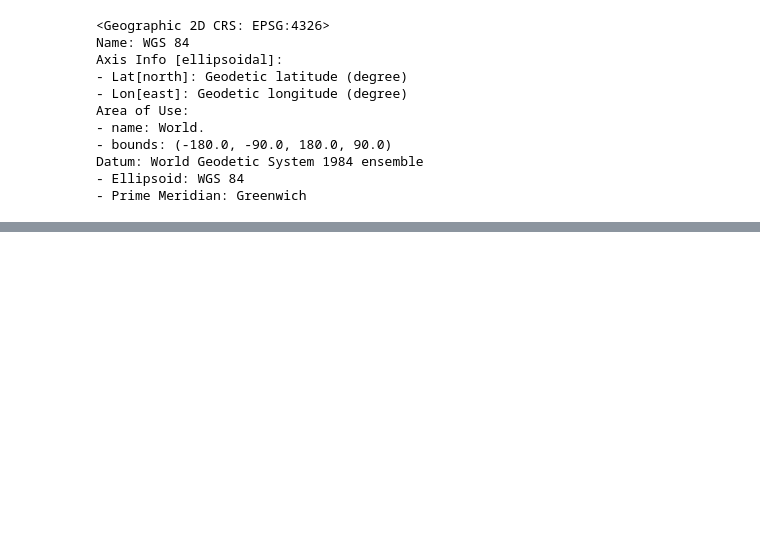
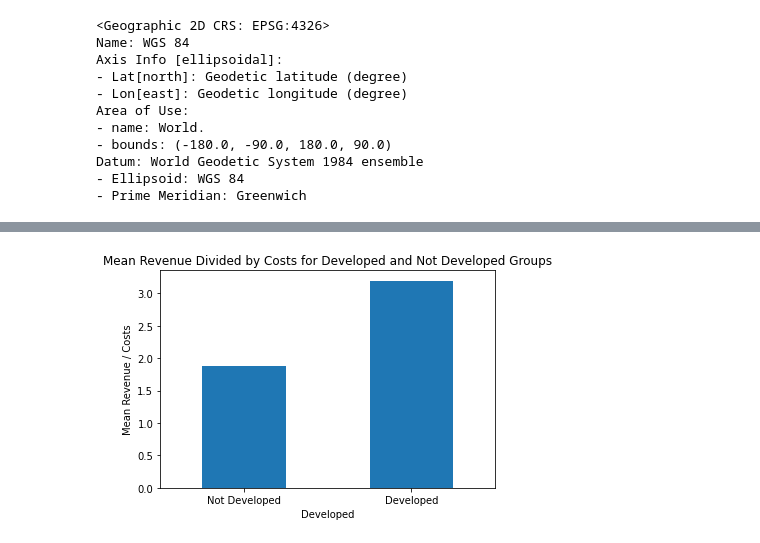
Before and after one commit to sdamerdji/dissertation, a Jupyter notebook: iv/fires iv.ipynb, the cells around one changed output, grey strips where cells are left out. Saved outputs shown, nothing was run; the diff lists cells and outputs as text; code cells hidden in the pictures; blank space fills up the shorter version.

```diff
--- a/iv/fires iv.ipynb
+++ b/iv/fires iv.ipynb
@@ -180,0 +242,9 @@ Name: Developed, dtype: float64
+# %%
+result = panel_fires.groupby('Developed').apply(lambda x: (x['revenue'] / x['costs']).mean())
+
+# Create the bar plot
+result.plot(kind='bar', ylabel='Mean Revenue / Costs', title='Mean Revenue Divided by Costs for Developed and Not Developed Groups')
+plt.xticks(ticks=[0, 1], labels=['Not Developed', 'Developed'], rotation=0)
+plt.show()
+# %% [output]
+[figure, added]
```
Also changed, not shown: parts of 27 cells of this notebook.
